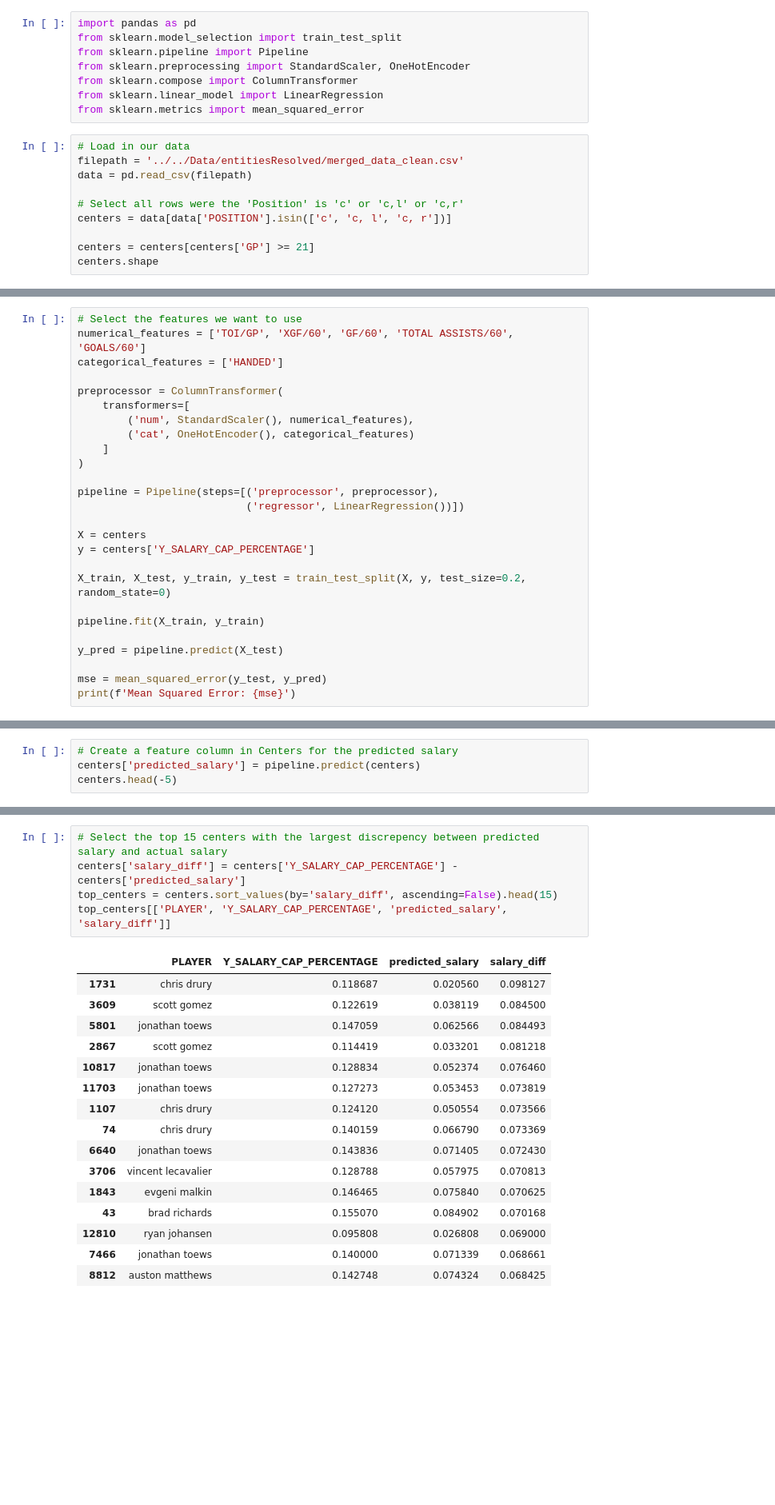
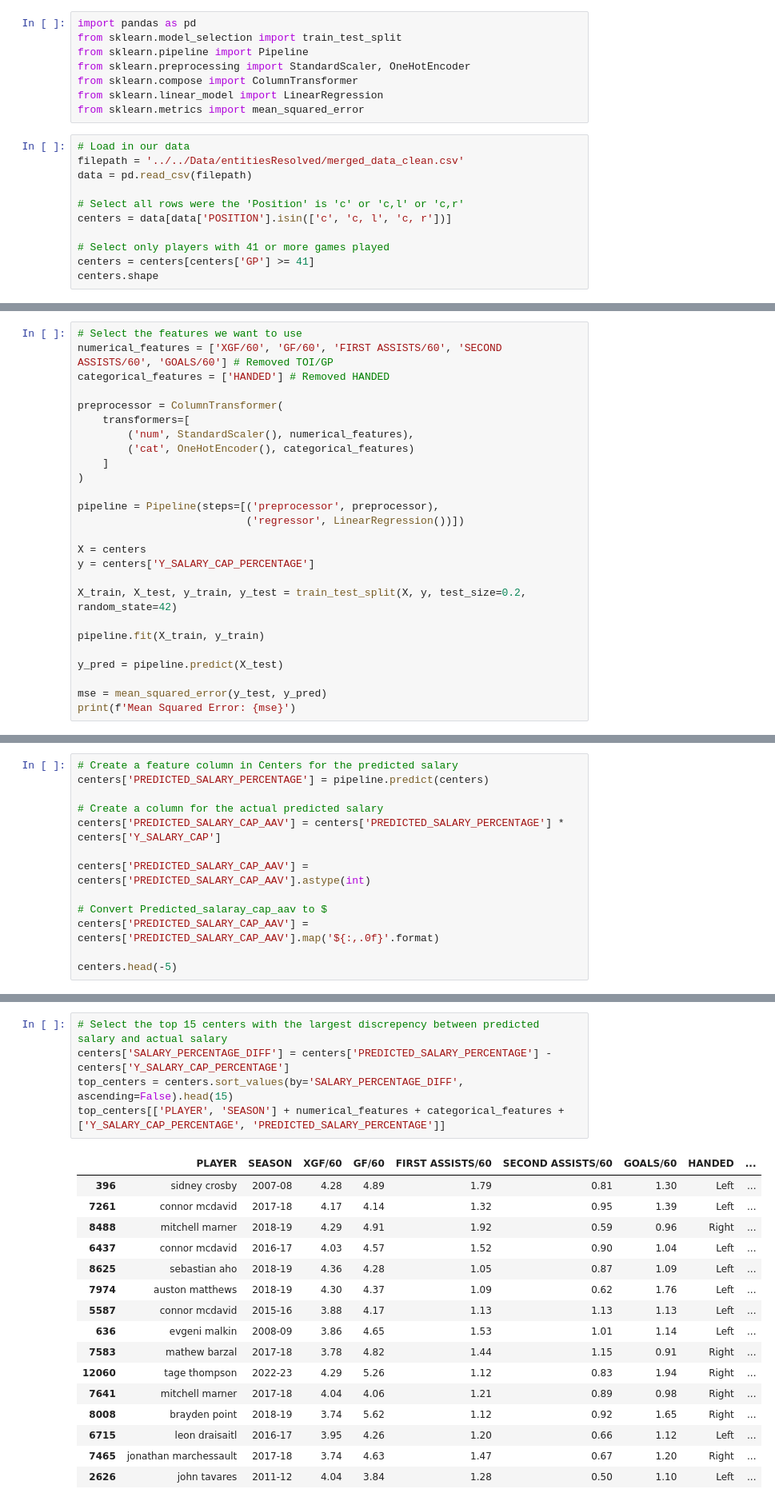
Before and after one commit to MichaelKuby/CMPT733_CapstoneProject_NHLPlayerValue, a Jupyter notebook: Hockey_Salary_Research/Script/5_ModelTraining/0_C_Model_Train.ipynb, the cells around one changed output, grey strips where cells are left out. Shown at 80% size. Drawn from its saved outputs; the diff is of its cells as text; blank space fills up the shorter version.

```diff
--- a/Hockey_Salary_Research/Script/5_ModelTraining/0_C_Model_Train.ipynb
+++ b/Hockey_Salary_Research/Script/5_ModelTraining/0_C_Model_Train.ipynb
@@ -20,6 +20,7 @@ data = pd.read_csv(filepath)
 # Select all rows were the 'Position' is 'c' or 'c,l' or 'c,r'
 centers = data[data['POSITION'].isin(['c', 'c, l', 'c, r'])]
 
-centers = centers[centers['GP'] >= 21]
+# Select only players with 41 or more games played
+centers = centers[centers['GP'] >= 41]
 centers.shape
 # %% [output]
@@ -37,8 +38,8 @@ Recall that the EDA done revealed that we should try to use the following featur
 6. Handedness
 # %%
 # Select the features we want to use
-numerical_features = ['TOI/GP', 'XGF/60', 'GF/60', 'TOTAL ASSISTS/60', 'GOALS/60']
-categorical_features = ['HANDED']
+numerical_features = ['XGF/60', 'GF/60', 'FIRST ASSISTS/60', 'SECOND ASSISTS/60', 'GOALS/60'] # Removed TOI/GP
+categorical_features = ['HANDED'] # Removed HANDED
 
 preprocessor = ColumnTransformer(
     transformers=[
@@ -53,7 +54,7 @@ pipeline = Pipeline(steps=[('preprocessor', preprocessor),
 X = centers
 y = centers['Y_SALARY_CAP_PERCENTAGE']
 
-X_train, X_test, y_train, y_test = train_test_split(X, y, test_size=0.2, random_state=0)
+X_train, X_test, y_train, y_test = train_test_split(X, y, test_size=0.2, random_state=42)
 
 pipeline.fit(X_train, y_train)
 
@@ -66,6 +67,15 @@ Mean Squared Error: 0.000652220784355844
 # %%
 # Create a feature column in Centers for the predicted salary
-centers['predicted_salary'] = pipeline.predict(centers)
+centers['PREDICTED_SALARY_PERCENTAGE'] = pipeline.predict(centers)
+
+# Create a column for the actual predicted salary
+centers['PREDICTED_SALARY_CAP_AAV'] = centers['PREDICTED_SALARY_PERCENTAGE'] * centers['Y_SALARY_CAP']
+
+centers['PREDICTED_SALARY_CAP_AAV'] = centers['PREDICTED_SALARY_CAP_AAV'].astype(int)
+
+# Convert Predicted_salaray_cap_aav to $
+centers['PREDICTED_SALARY_CAP_AAV'] = centers['PREDICTED_SALARY_CAP_AAV'].map('${:,.0f}'.format)
+
 centers.head(-5)
 # %% [output]
 |  | POSITION | PLAYER | TEAM | TOI | GP | TOI/GP | GOALS/60 | TOTAL ASSISTS/60 | FIRST ASSISTS/60 | ... |
@@ -95,22 +115,22 @@ top_centers[['PLAYER', 'Y_SALARY_CAP_PERCENTAGE', 'predicted_salary']]
 # %%
 # Select the top 15 centers with the largest discrepency between predicted salary and actual salary
-centers['salary_diff'] = centers['Y_SALARY_CAP_PERCENTAGE'] - centers['predicted_salary']
-top_centers = centers.sort_values(by='salary_diff', ascending=False).head(15)
-top_centers[['PLAYER', 'Y_SALARY_CAP_PERCENTAGE', 'predicted_salary', 'salary_diff']]
+centers['SALARY_PERCENTAGE_DIFF'] = centers['PREDICTED_SALARY_PERCENTAGE'] - centers['Y_SALARY_CAP_PERCENTAGE']
+top_centers = centers.sort_values(by='SALARY_PERCENTAGE_DIFF', ascending=False).head(15)
+top_centers[['PLAYER', 'SEASON'] + numerical_features + categorical_features + ['Y_SALARY_CAP_PERCENTAGE', 'PREDICTED_SALARY_PERCENTAGE']]
 # %% [output]
-|  | PLAYER | Y_SALARY_CAP_PERCENTAGE | predicted_salary | salary_diff |
-| 1731 | chris drury | 0.118687 | 0.020560 | 0.098127 |
-| 3609 | scott gomez | 0.122619 | 0.038119 | 0.084500 |
-| 5801 | jonathan toews | 0.147059 | 0.062566 | 0.084493 |
-| 2867 | scott gomez | 0.114419 | 0.033201 | 0.081218 |
-| 10817 | jonathan toews | 0.128834 | 0.052374 | 0.076460 |
-| 11703 | jonathan toews | 0.127273 | 0.053453 | 0.073819 |
-| 1107 | chris drury | 0.124120 | 0.050554 | 0.073566 |
-| 74 | chris drury | 0.140159 | 0.066790 | 0.073369 |
-| 6640 | jonathan toews | 0.143836 | 0.071405 | 0.072430 |
-| 3706 | vincent lecavalier | 0.128788 | 0.057975 | 0.070813 |
-| 1843 | evgeni malkin | 0.146465 | 0.075840 | 0.070625 |
-| 43 | brad richards | 0.155070 | 0.084902 | 0.070168 |
-| 12810 | ryan johansen | 0.095808 | 0.026808 | 0.069000 |
-| 7466 | jonathan toews | 0.140000 | 0.071339 | 0.068661 |
-| 8812 | auston matthews | 0.142748 | 0.074324 | 0.068425 |
+|  | PLAYER | SEASON | XGF/60 | GF/60 | FIRST ASSISTS/60 | SECOND ASSISTS/60 | GOALS/60 | HANDED | ... |
+| 396 | sidney crosby | 2007-08 | 4.28 | 4.89 | 1.79 | 0.81 | 1.30 | Left | ... |
+| 7261 | connor mcdavid | 2017-18 | 4.17 | 4.14 | 1.32 | 0.95 | 1.39 | Left | ... |
+| 8488 | mitchell marner | 2018-19 | 4.29 | 4.91 | 1.92 | 0.59 | 0.96 | Right | ... |
+| 6437 | connor mcdavid | 2016-17 | 4.03 | 4.57 | 1.52 | 0.90 | 1.04 | Left | ... |
+| 8625 | sebastian aho | 2018-19 | 4.36 | 4.28 | 1.05 | 0.87 | 1.09 | Left | ... |
+| 7974 | auston matthews | 2018-19 | 4.30 | 4.37 | 1.09 | 0.62 | 1.76 | Left | ... |
+| 5587 | connor mcdavid | 2015-16 | 3.88 | 4.17 | 1.13 | 1.13 | 1.13 | Left | ... |
+| 636 | evgeni malkin | 2008-09 | 3.86 | 4.65 | 1.53 | 1.01 | 1.14 | Left | ... |
+| 7583 | mathew barzal | 2017-18 | 3.78 | 4.82 | 1.44 | 1.15 | 0.91 | Right | ... |
+| 12060 | tage thompson | 2022-23 | 4.29 | 5.26 | 1.12 | 0.83 | 1.94 | Right | ... |
+| 7641 | mitchell marner | 2017-18 | 4.04 | 4.06 | 1.21 | 0.89 | 0.98 | Right | ... |
+| 8008 | brayden point | 2018-19 | 3.74 | 5.62 | 1.12 | 0.92 | 1.65 | Right | ... |
+| 6715 | leon draisaitl | 2016-17 | 3.95 | 4.26 | 1.20 | 0.66 | 1.12 | Left | ... |
+| 7465 | jonathan marchessault | 2017-18 | 3.74 | 4.63 | 1.47 | 0.67 | 1.20 | Right | ... |
+| 2626 | john tavares | 2011-12 | 4.04 | 3.84 | 1.28 | 0.50 | 1.10 | Left | ... |
```
Also changed, not shown: parts of 7 cells of this notebook.
